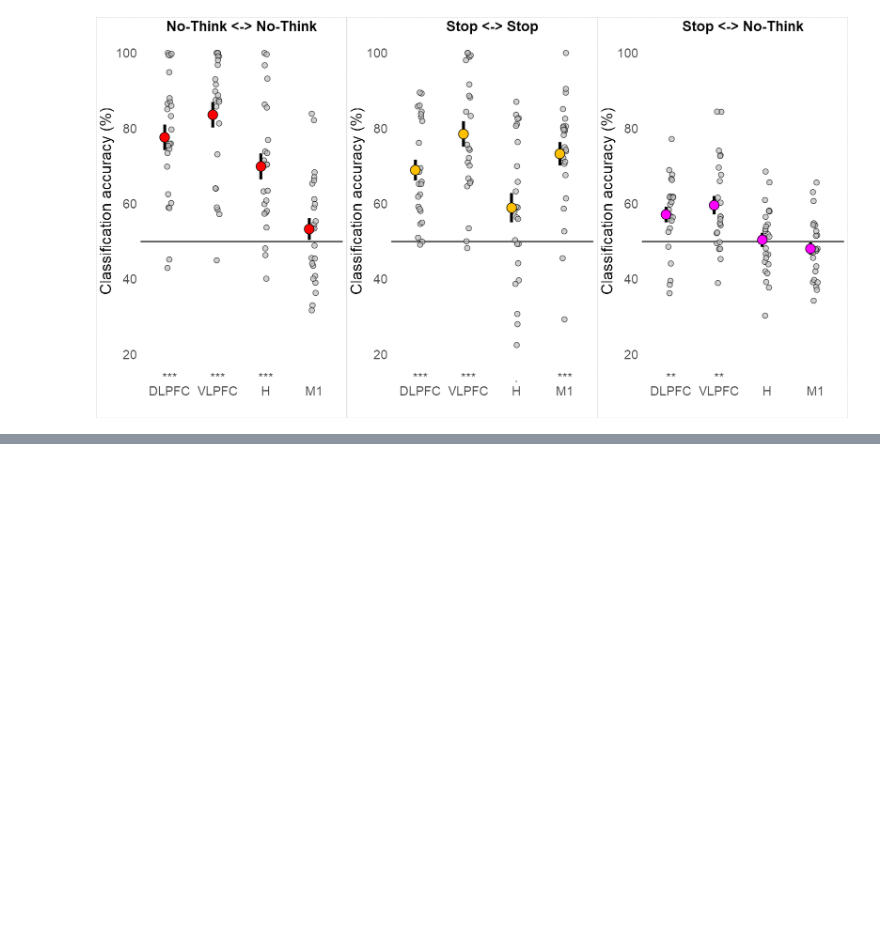
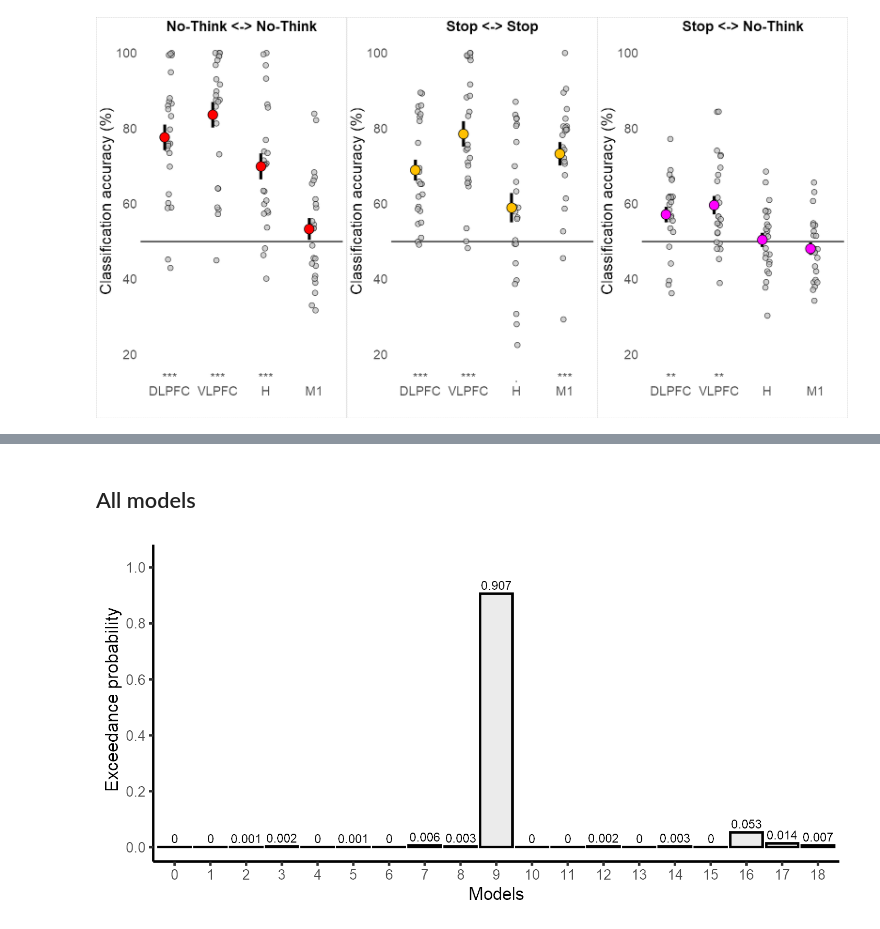
Before and after one commit to dcdace/Domain-general, a Jupyter notebook: Supramodal_Behavioural_03.ipynb, the cells around one changed output, grey strips where cells are left out. Cells and saved outputs as stored; diff of their text form; code cells hidden in the pictures; blank space fills up the shorter version.

```diff
--- a/Supramodal_Behavioural_03.ipynb
+++ b/Supramodal_Behavioural_03.ipynb
@@ -1483,3 +1646,12 @@ grid.arrange(p.ntnt, p.ss, p.cross, nrow = 1)
+# %% [markdown]
+## All models
+# %%
+# ==================================================================
+# PLOT ALL MODELS
+# ==================================================================
+bp4
+# %% [output]
+[figure, added]
 # %%
 # reset to defult plot size
 options(repr.plot.width = 7, repr.plot.height = 7)
```
Also changed, not shown: parts of 10 cells of this notebook.
